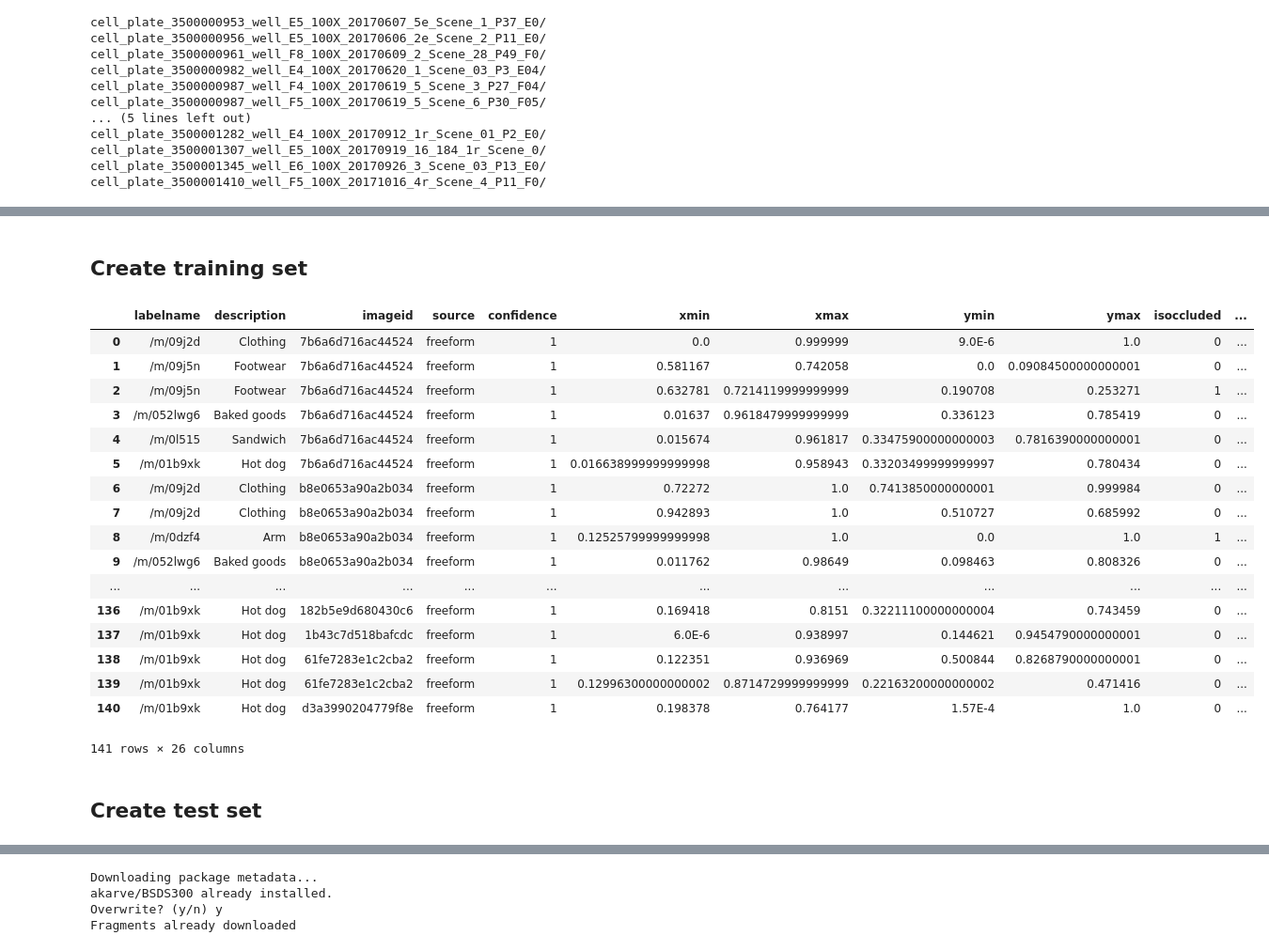
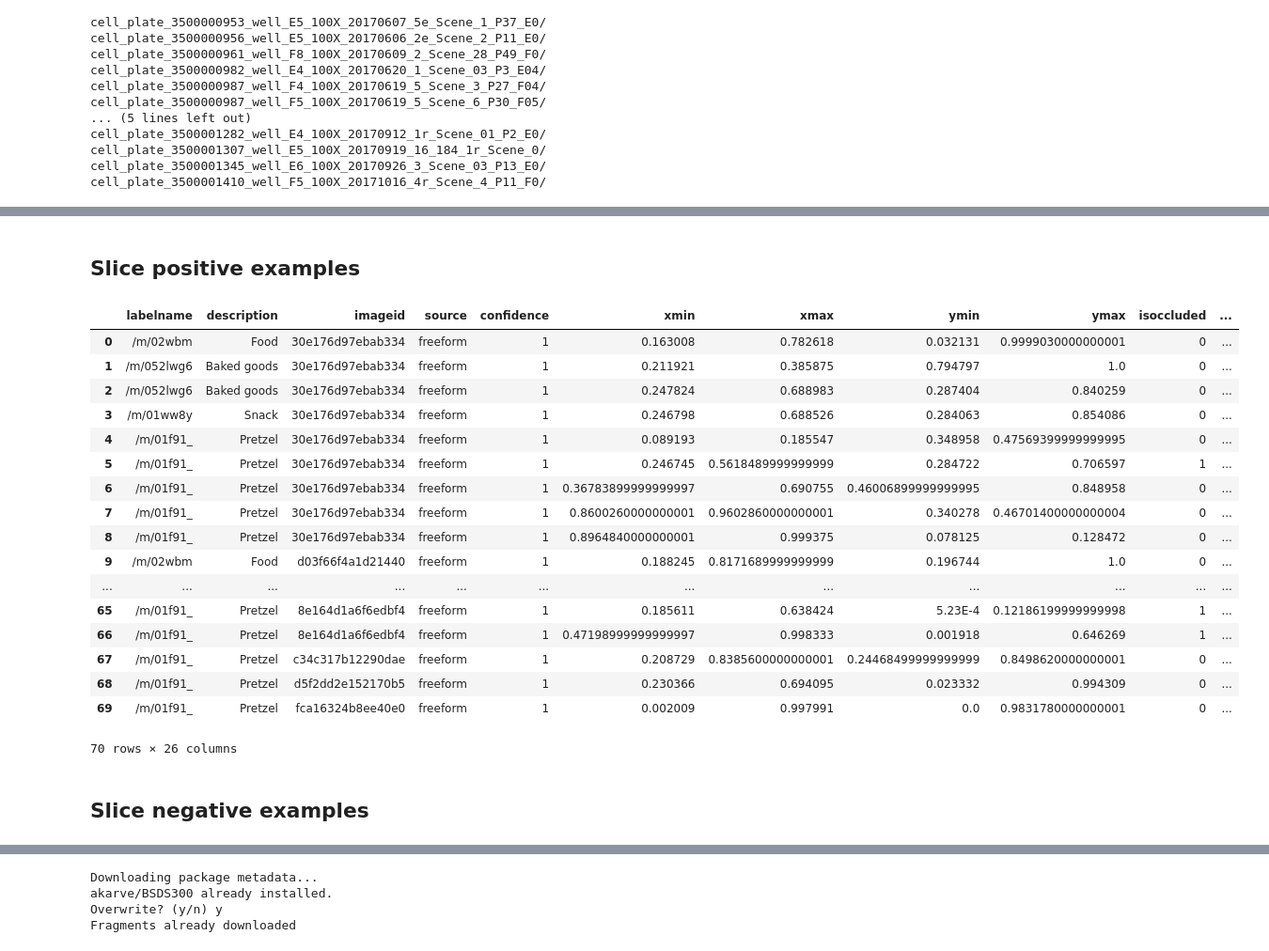
Before and after one commit to quiltdata/jupytercon, a Jupyter notebook: Reproducible_data_dependencies_JupyterCon.ipynb, the cells around one changed output, grey strips where cells are left out. Shown at 94% size. Drawn from its saved outputs; the diff is of its cells as text; code cells hidden in the pictures.

```diff
--- a/Reproducible_data_dependencies_JupyterCon.ipynb
+++ b/Reproducible_data_dependencies_JupyterCon.ipynb
@@ -134,34 +152,34 @@ cell_plate_3500001410_well_F5_100X_20171016_4r_Scene_4_P11_F0/
 ![alt text](./resources/jinyang.png)
 # %%
 import helium as quilt3
-# %% [markdown]
-## Create training set
+# %% [markdown]
+## Slice positive examples
 # %%
-hotdog = """
+pretzel = """
 select * from "frags_openimages_trainable-human-bbox"
-where contains(split(alldescriptionsforimageid, ',') , 'Hot dog');
+where contains(split(alldescriptionsforimageid, ',') , 'Pretzel');
 """
 # %%
-quilt3.query(hotdog)
+quilt3.query(pretzel)
 # %% [output]
 |  | labelname | description | imageid | source | confidence | xmin | xmax | ymin | ymax | isoccluded | ... |
-| 0 | /m/09j2d | Clothing | 7b6a6d716ac44524 | freeform | 1 | 0.0 | 0.999999 | 9.0E-6 | 1.0 | 0 | ... |
-| 1 | /m/09j5n | Footwear | 7b6a6d716ac44524 | freeform | 1 | 0.581167 | 0.742058 | 0.0 | 0.09084500000000001 | 0 | ... |
-| 2 | /m/09j5n | Footwear | 7b6a6d716ac44524 | freeform | 1 | 0.632781 | 0.7214119999999999 | 0.190708 | 0.253271 | 1 | ... |
-| 3 | /m/052lwg6 | Baked goods | 7b6a6d716ac44524 | freeform | 1 | 0.01637 | 0.9618479999999999 | 0.336123 | 0.785419 | 0 | ... |
-| 4 | /m/0l515 | Sandwich | 7b6a6d716ac44524 | freeform | 1 | 0.015674 | 0.961817 | 0.33475900000000003 | 0.7816390000000001 | 0 | ... |
-| 5 | /m/01b9xk | Hot dog | 7b6a6d716ac44524 | freeform | 1 | 0.016638999999999998 | 0.958943 | 0.33203499999999997 | 0.780434 | 0 | ... |
-| 6 | /m/09j2d | Clothing | b8e0653a90a2b034 | freeform | 1 | 0.72272 | 1.0 | 0.7413850000000001 | 0.999984 | 0 | ... |
-| 7 | /m/09j2d | Clothing | b8e0653a90a2b034 | freeform | 1 | 0.942893 | 1.0 | 0.510727 | 0.685992 | 0 | ... |
-| 8 | /m/0dzf4 | Arm | b8e0653a90a2b034 | freeform | 1 | 0.12525799999999998 | 1.0 | 0.0 | 1.0 | 1 | ... |
-| 9 | /m/052lwg6 | Baked goods | b8e0653a90a2b034 | freeform | 1 | 0.011762 | 0.98649 | 0.098463 | 0.808326 | 0 | ... |
+| 0 | /m/02wbm | Food | 30e176d97ebab334 | freeform | 1 | 0.163008 | 0.782618 | 0.032131 | 0.9999030000000001 | 0 | ... |
+| 1 | /m/052lwg6 | Baked goods | 30e176d97ebab334 | freeform | 1 | 0.211921 | 0.385875 | 0.794797 | 1.0 | 0 | ... |
+| 2 | /m/052lwg6 | Baked goods | 30e176d97ebab334 | freeform | 1 | 0.247824 | 0.688983 | 0.287404 | 0.840259 | 0 | ... |
+| 3 | /m/01ww8y | Snack | 30e176d97ebab334 | freeform | 1 | 0.246798 | 0.688526 | 0.284063 | 0.854086 | 0 | ... |
+| 4 | /m/01f91_ | Pretzel | 30e176d97ebab334 | freeform | 1 | 0.089193 | 0.185547 | 0.348958 | 0.47569399999999995 | 0 | ... |
+| 5 | /m/01f91_ | Pretzel | 30e176d97ebab334 | freeform | 1 | 0.246745 | 0.5618489999999999 | 0.284722 | 0.706597 | 1 | ... |
+| 6 | /m/01f91_ | Pretzel | 30e176d97ebab334 | freeform | 1 | 0.36783899999999997 | 0.690755 | 0.46006899999999995 | 0.848958 | 0 | ... |
+| 7 | /m/01f91_ | Pretzel | 30e176d97ebab334 | freeform | 1 | 0.8600260000000001 | 0.9602860000000001 | 0.340278 | 0.46701400000000004 | 0 | ... |
+| 8 | /m/01f91_ | Pretzel | 30e176d97ebab334 | freeform | 1 | 0.8964840000000001 | 0.999375 | 0.078125 | 0.128472 | 0 | ... |
+| 9 | /m/02wbm | Food | d03f66f4a1d21440 | freeform | 1 | 0.188245 | 0.8171689999999999 | 0.196744 | 1.0 | 0 | ... |
 | ... | ... | ... | ... | ... | ... | ... | ... | ... | ... | ... | ... |
-| 136 | /m/01b9xk | Hot dog | 182b5e9d680430c6 | freeform | 1 | 0.169418 | 0.8151 | 0.32211100000000004 | 0.743459 | 0 | ... |
-| 137 | /m/01b9xk | Hot dog | 1b43c7d518bafcdc | freeform | 1 | 6.0E-6 | 0.938997 | 0.144621 | 0.9454790000000001 | 0 | ... |
-| 138 | /m/01b9xk | Hot dog | 61fe7283e1c2cba2 | freeform | 1 | 0.122351 | 0.936969 | 0.500844 | 0.8268790000000001 | 0 | ... |
-| 139 | /m/01b9xk | Hot dog | 61fe7283e1c2cba2 | freeform | 1 | 0.12996300000000002 | 0.8714729999999999 | 0.22163200000000002 | 0.471416 | 0 | ... |
-| 140 | /m/01b9xk | Hot dog | d3a3990204779f8e | freeform | 1 | 0.198378 | 0.764177 | 1.57E-4 | 1.0 | 0 | ... |
+| 65 | /m/01f91_ | Pretzel | 8e164d1a6f6edbf4 | freeform | 1 | 0.185611 | 0.638424 | 5.23E-4 | 0.12186199999999998 | 1 | ... |
+| 66 | /m/01f91_ | Pretzel | 8e164d1a6f6edbf4 | freeform | 1 | 0.47198999999999997 | 0.998333 | 0.001918 | 0.646269 | 1 | ... |
+| 67 | /m/01f91_ | Pretzel | c34c317b12290dae | freeform | 1 | 0.208729 | 0.8385600000000001 | 0.24468499999999999 | 0.8498620000000001 | 0 | ... |
+| 68 | /m/01f91_ | Pretzel | d5f2dd2e152170b5 | freeform | 1 | 0.230366 | 0.694095 | 0.023332 | 0.994309 | 0 | ... |
+| 69 | /m/01f91_ | Pretzel | fca16324b8ee40e0 | freeform | 1 | 0.002009 | 0.997991 | 0.0 | 0.9831780000000001 | 0 | ... |
-141 rows × 26 columns
+70 rows × 26 columns
-# %% [markdown]
-## Create test set
+# %% [markdown]
+## Slice negative examples
 # %%
```
Also changed, not shown: parts of 38 cells of this notebook, 7 other files.
